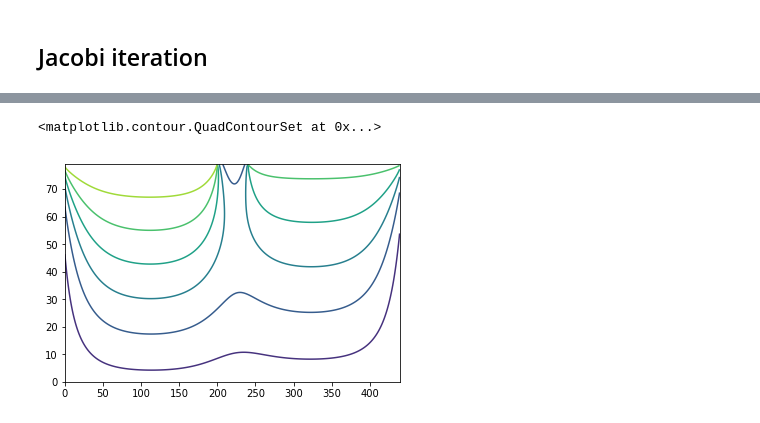
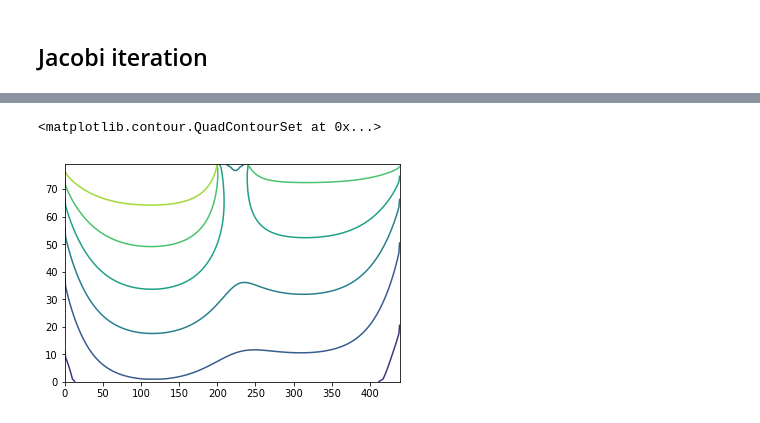
Before and after one commit to hbayraktaroglu/ce394m-notebooks, a Jupyter notebook: 03-fdm-seepage-dam.ipynb, the cells around one changed output, grey strips where cells are left out. Drawn from its saved outputs; the diff is of its cells as text; code cells hidden in the pictures.

Commit message:
:construction: WIP Jacobi boundary conditions

```diff
--- a/03-fdm-seepage-dam.ipynb
+++ b/03-fdm-seepage-dam.ipynb
@@ -15,14 +15,19 @@ import matplotlib.pyplot as plt
 from scipy.ndimage import convolve, generate_binary_structure
 
 # Geometry
+## Dam
+ldam = 200
+rdam = 240
+
+## Head
 h = np.zeros([80, 440])
 lhead = 105
 rhead = 80
 
 # Left head
-h[0,0:200]= lhead
+h[0, 0:ldam]= lhead
 # Right head
-h[0,241:439]= rhead
+h[0, (ldam + 1):439]= rhead
 
 # Error and tolerance
 tolerance = 1.E-9
@@ -37,21 +42,21 @@ residual = np.zeros([80, 440])
 # Gauss-Seidel iteration
 while error > tolerance:
     step = step + 1
-    # Copy the FDM grid to residual
+    # Copy the head grid to residual
     residual = h.copy()
 
     for i in range(0, nrows):
         for j in range(0, ncols):
             # Top left side of dam boundary assign head
-            if i == 0 and j < 202:
+            if i == 0 and j <= (ldam + 1):
                 h[i,j] = lhead
 
             # Top boundary beneath the dam
-            elif i == 0 and j > 201 and j < 241:
+            elif i == 0 and j > (ldam + 1) and j < (rdam + 1):
                 h[i,j] = (h[i,j-1]+h[i,j+1]+2*h[i+1,j])/4;
 
             # Top right side of dam boundary assign head
-            elif i == 0 and j > 240:
+            elif i == 0 and j > (rdam):
                 h[i,j]= rhead
 
             # Left boundary
@@ -82,4 +87,3 @@ while error > tolerance:
     error = (np.square(np.subtract(h, residual))).max()
 
 print('# of steps: %d, error: %le' %(step, error))
-plt.contour(np.flipud(h))
@@ -98,14 +104,22 @@ import matplotlib.pyplot as plt
 from scipy.ndimage import convolve, generate_binary_structure
 
 # Geometry
-h = np.zeros([80, 440])
+rows = 80
+cols = 440
+
+## Dam
+ldam = 200
+rdam = 240
+
+## Head
+h = np.zeros([rows, cols])
 lhead = 105
 rhead = 80
 
 # Left head
-h[0,0:200]= lhead
+h[0,0:ldam]= lhead
 # Right head
-h[0,241:439]= rhead
+h[0,(ldam+1):(cols-1)]= rhead
 
 # Error and tolerance
 tolerance = 1.E-10
@@ -119,12 +133,46 @@ residual = np.zeros([80, 440])
 
 # Jacobi iteration
 while error > tolerance:
-#for k in range(70000):
+    # Number of steps
     step = step + 1
-    # Copy the FDM grid to residual
+
+    # Copy the head grid to residual
     residual = h.copy()
 
     # Finite Difference Method
+    # Apply boundary conditions
+    h[0,:ldam] = lhead     # top left
+    h[0, ldam+1:rdam] = 0  # top dam
+    h[0, (rdam+1):]= rhead # top right
+    h[(nrows-1), :] = 0     # bottom
+    h[1:, 0] = 0            # left
+    h[1:, (ncols-1)] = 0    # right
+
+    # Bottom boundary
+    for j in range(1, (ncols-2)):
+        h[(nrows -1), j] = (h[(nrows-1), j-1] +
+                            2 * h[nrows-2, j] +
+                            h[(nrows-1), j+1]) / 4
+
+    # Left boundary
+    for i in range(1, (nrows-2)):
+        h[i, 0] = (h[i-1, 0] + 2 * h[i, 1] + h[i+1, 0]) / 4
+
+    # Right boundary
+    for i in range(1, (nrows-2)):
+        h[i, (ncols -1)] = (2 * h[i, (ncols-2)] +
+                                h[i-1, (ncols-1)] +
+                                h[i+1, (ncols-1)]) / 4
+
+    # Left bottom corner (i == (nrows -1) and j == 0):
+    # h[i,j]=(h[i-1,j]+h[i,j+1])/2
+    h[(nrows-1), 0] = (h[nrows-2, 0] + h[(nrows-1), 1]) / 2
+
+
+    # Right bottom corner (i == (nrows -1) and  j == (ncols -1))
+    # h[i,j]=(h[i,j-1]+h[i-1,j])/2
+    h[(nrows-1), (ncols-1)] = (h[(nrows-1), (ncols-2)] +
+                               h[(nrows-2), (ncols-1)]) / 2
 
     # h[i, j] = (h[i-1, j] + h[i, j-1] + h[i, j+1] + h[i+1, j]) / 4
     # Define a kernel function with active neighbours
@@ -139,29 +187,29 @@ while error > tolerance:
 
     # Apply boundary conditions
     # Top left side of dam boundary assign head
-    # if i == 0 and j < 202:
-    h[0,:200] = lhead
+    # if i == 0 and j < ldam + 2:
+    h[0,:ldam] = lhead
 
     # Top right side of dam boundary assign head
-    # elif i == 0 and j > 240:
-    h[0, 241:]= rhead
+    # elif i == 0 and j > rdam:
+    h[0, (rdam+1):]= rhead
 
     # Top boundary beneath the dam
-    for j in range(201, 240):
+    for j in range((ldam+1), rdam):
         h[0,j] = (h[0, j-1] + 2 * h[1, j] + h[0, j+1]) / 4;
 
     # Bottom boundary
-    for j in range(1, (ncols-1)):
+    for j in range(1, (ncols-2)):
         h[(nrows -1), j] = (h[(nrows-1), j-1] +
                             2 * h[nrows-2, j] +
                             h[(nrows-1), j+1]) / 4
 
     # Left boundary
-    for i in range(1, (nrows-1)):
+    for i in range(1, (nrows-2)):
         h[i, 0] = (h[i-1, 0] + 2 * h[i, 1] + h[i+1, 0]) / 4
 
     # Right boundary
-    for i in range(1, (nrows-1)):
+    for i in range(1, (nrows-2)):
         h[i, (ncols -1)] = (2 * h[i, (ncols-2)] +
                                 h[i-1, (ncols-1)] +
                                 h[i+1, (ncols-1)]) / 4
@@ -186,2 +234,2 @@ plt.contour(np.flipud(h))
 <matplotlib.contour.QuadContourSet at 0x...>
-[figure, old version]
+[figure, new version]
```
Also changed, not shown: parts of 3 cells of this notebook.
